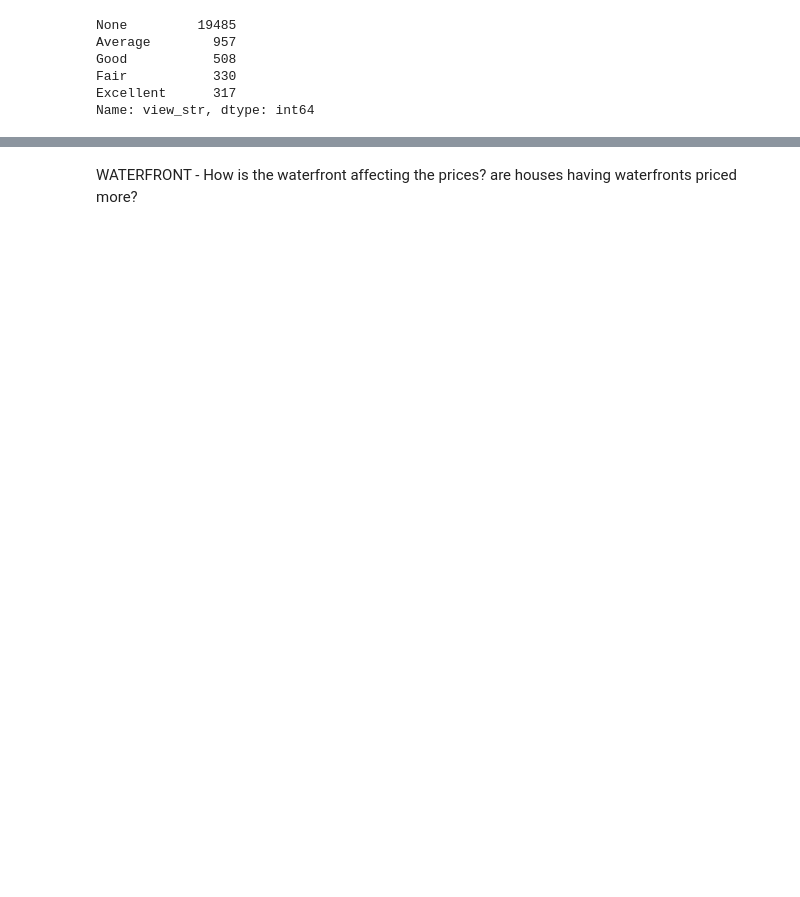
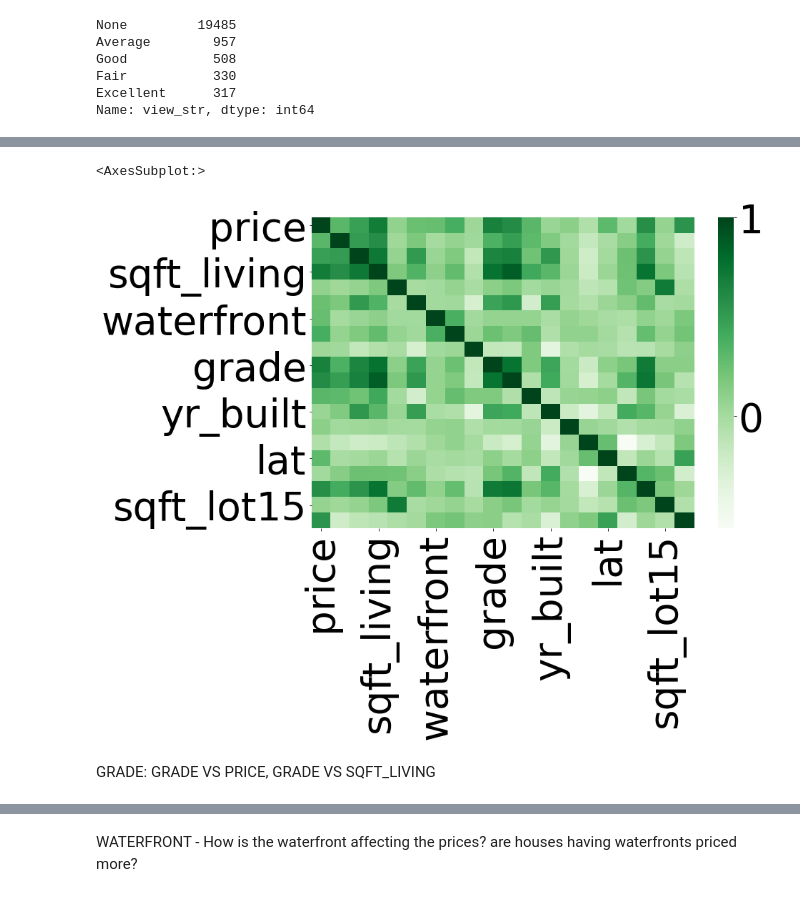
Before and after one commit to vivyhasadream/DS_P2_King-County-House-Sales-Predict, a Jupyter notebook: Karan_EDA.ipynb, the cells around one changed output, grey strips where cells are left out. Drawn from its saved outputs; the diff is of its cells as text; code cells hidden in the pictures; blank space fills up the shorter version.

```diff
--- a/Karan_EDA.ipynb
+++ b/Karan_EDA.ipynb
@@ -21,10 +21,8 @@ df
 | 21595 | 400000.0 | 3 | 2.50 | 1600 | 2388 | 2.0 | 0 | 0 | 2 | 8 | ... |
 | 21596 | 325000.0 | 2 | 0.75 | 1020 | 1076 | 2.0 | 0 | 0 | 2 | 7 | ... |
 21597 rows × 19 columns
-# %%
-df = df.sort_values('price', ascending = False)
 # %%
 df['price'] = df['price'] / 1000
 # %%
-df['rate_price'] = df['sqft_living'] / df['price']
+df['rate_price'] = df['price']/ df['sqft_living']
 # %%
@@ -164,0 +140,2 @@ mean_max[mean_max['condition_str'] == 'Very Good']
+# %%
+heat_mp = df.corr()
@@ -164,0 +162,10 @@ mean_max[mean_max['condition_str'] == 'Very Good']
+# %%
+plt.figure(figsize=(12,8))
+sns.heatmap(heat_mp, cmap="Greens")
+# %% [output]
+<AxesSubplot:>
+[figure, added]
+# %% [markdown]
+GRADE:
+GRADE VS PRICE,
+GRADE VS SQFT_LIVING
```
Also changed, not shown: parts of 39 cells of this notebook, 4 other files.
